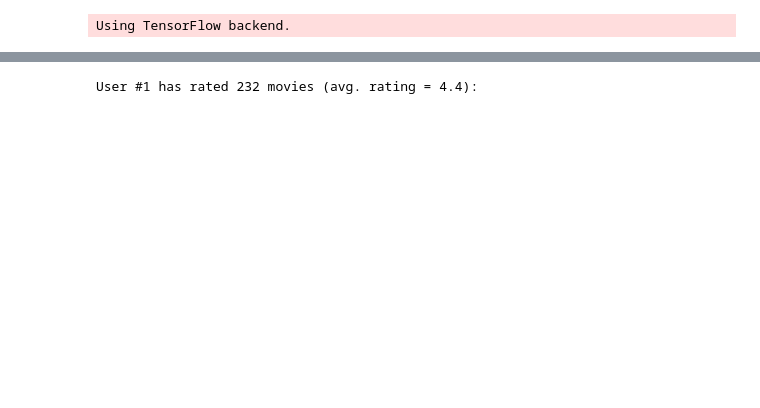
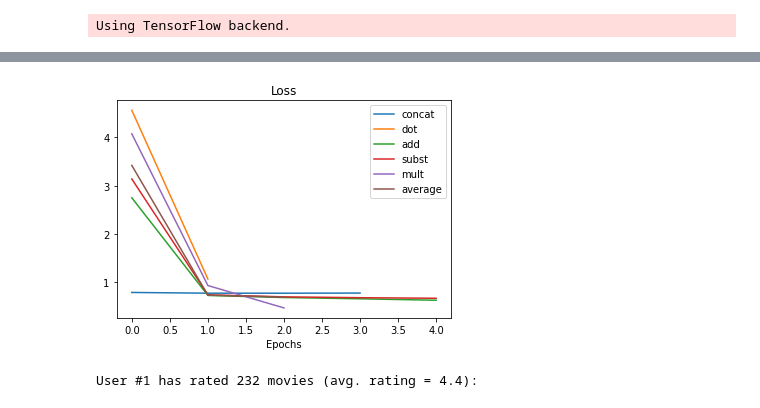
Before and after one commit to elenacramer/DLRM-with-Keras-for-movielens-dataset, a Jupyter notebook: DLRM_train_test_spit_enc.ipynb, the cells around one changed output, grey strips where cells are left out. Cells and saved outputs as stored; diff of their text form; code cells hidden in the pictures; blank space fills up the shorter version.

```diff
--- a/DLRM_train_test_spit_enc.ipynb
+++ b/DLRM_train_test_spit_enc.ipynb
@@ -187,3 +282,16 @@ Epoch 3/10
+# %%
+plt.plot(epoch_concat, val_loss_concat, label='concat')
+plt.plot(epoch_dot, loss_dot, label='dot')
+plt.plot(epoch_add, loss_add, label='add')
+plt.plot(epoch_subb, loss_subb, label='subst')
+plt.plot(epoch_mult, loss_mult, label='mult')
+plt.plot(epoch_av, loss_av, label='average')
+plt.xlabel('Epochs')
+plt.title('Loss')
+plt.legend()
+plt.show()
+# %% [output]
+[figure, added]
 # %%
 # example prediction
 # %%
```
Also changed, not shown: parts of 48 cells of this notebook, 1 other file.
